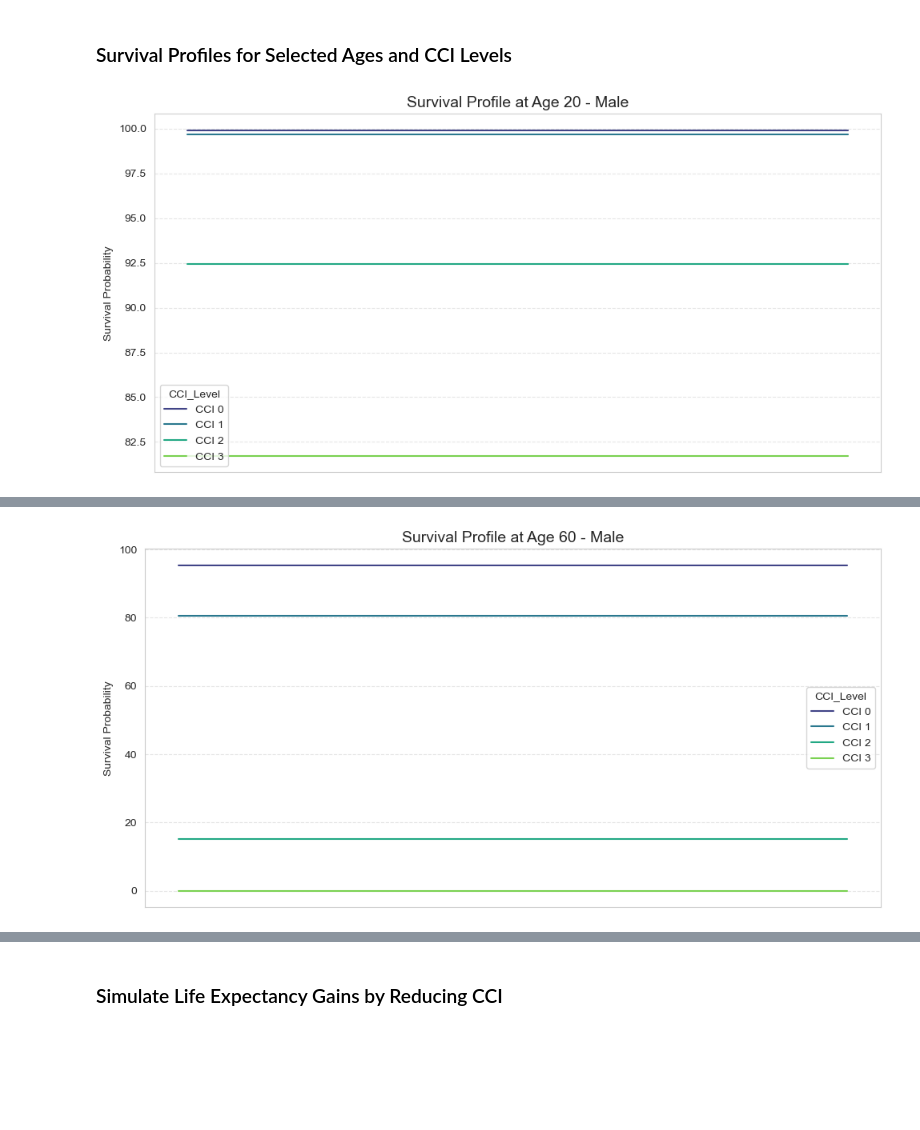
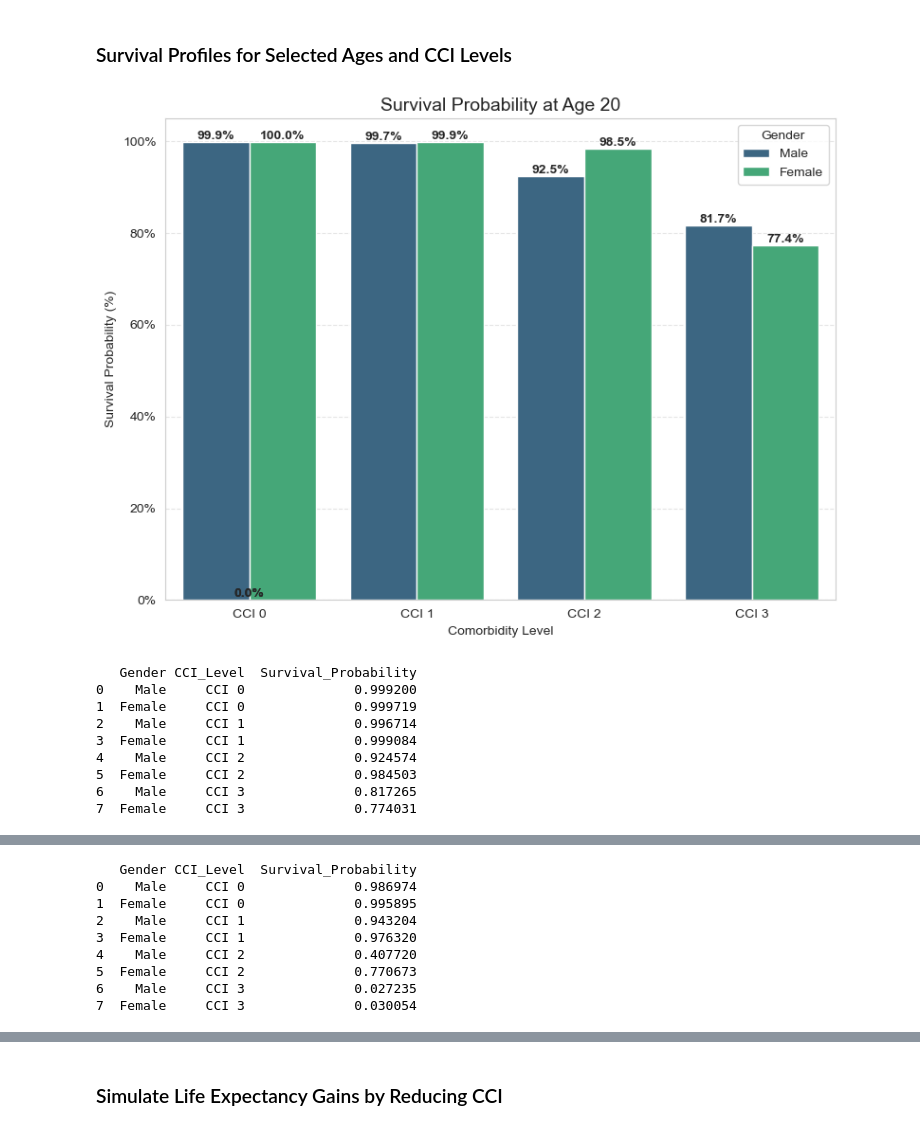
Before and after one commit to mrredcoding/mortality-study, a Jupyter notebook: data/mortality_analysis.ipynb, the cells around one changed output, grey strips where cells are left out. Cells and saved outputs as stored; diff of their text form; code cells hidden in the pictures; blank space fills up the shorter version.

Commit message:
Improve graphics layout

```diff
--- a/data/mortality_analysis.ipynb
+++ b/data/mortality_analysis.ipynb
@@ -88,30 +94,51 @@ plt.show()
 ### Survival Profiles for Selected Ages and CCI Levels
 # %%
 selected_ages = [20, 40, 60, 80]
-years_since_index = list(range(30))
 
 for age in selected_ages:
     df_age = MORTALITY_RATE[MORTALITY_RATE['Age'] == age]
-    for gender in df_age['Gender'].unique():
-        df_age_gender = df_age[df_age['Gender'] == gender]
-        survival_data = pd.DataFrame({
-            'Year': years_since_index,
-            'CCI 0': df_age_gender['SxFict_FCCI0'].values[0] / 1000,
-            'CCI 1': df_age_gender['SxFict_FCCI1'].values[0] / 1000,
-            'CCI 2': df_age_gender['SxFict_FCCI2'].values[0] / 1000,
-            'CCI 3': df_age_gender['SxFict_FCCI3'].values[0] / 1000,
-        })
 
-        survival_long = survival_data.melt(id_vars='Year', var_name='CCI_Level', value_name='Survival_Probability')
+    df_age_long = df_age[['Gender', 'SxFict_FCCI0', 'SxFict_FCCI1', 'SxFict_FCCI2', 'SxFict_FCCI3']].melt(
+        id_vars='Gender',
+        var_name='CCI_Level',
+        value_name='Survival_Probability'
+    )
 
-        plt.figure(figsize=(10, 5))
-        sns.lineplot(data=survival_long, x='Year', y='Survival_Probability', hue='CCI_Level', palette='viridis')
-        plt.title(f'Survival Profile at Age {age} - {gender}', fontsize=14)
-        plt.ylabel('Survival Probability')
-        plt.xlabel('')  # Remove label
-        plt.xticks([])  # Remove ticks
-        plt.grid(True, axis='y', linestyle='--', alpha=0.5)
-        plt.tight_layout()
-        plt.show()
+    df_age_long['Survival_Probability'] = df_age_long['Survival_Probability'] / 100000
+
+    df_age_long['CCI_Level'] = df_age_long['CCI_Level'].replace({
+        'SxFict_FCCI0': 'CCI 0',
+        'SxFict_FCCI1': 'CCI 1',
+        'SxFict_FCCI2': 'CCI 2',
+        'SxFict_FCCI3': 'CCI 3',
+    })
+
+    plt.figure(figsize=(8, 6))
+    ax = sns.barplot(data=df_age_long, x='CCI_Level', y='Survival_Probability', hue='Gender', palette='viridis')
+
+    plt.title(f'Survival Probability at Age {age}', fontsize=14)
+    plt.xlabel('Comorbidity Level')
+    plt.ylabel('Survival Probability (%)')
+    plt.grid(True, axis='y', linestyle='--', alpha=0.5)
+
+    for p in ax.patches:
+        height = p.get_height()
+        ax.annotate(f'{height:.1%}',
+                    (p.get_x() + p.get_width() / 2, height),
+                    ha='center', va='bottom', fontsize=10, fontweight='bold')
+
+    plt.tight_layout()
+
+    plt.savefig(f'{PACKAGE_NAME}/survival_probability_for_age_{age}.png', dpi=300, bbox_inches='tight')
+    plt.show()
 # %% [output]
-[figure, old version]
+[figure, new version]
+   Gender CCI_Level  Survival_Probability
+0    Male     CCI 0              0.999200
+1  Female     CCI 0              0.999719
+2    Male     CCI 1              0.996714
+3  Female     CCI 1              0.999084
+4    Male     CCI 2              0.924574
+5  Female     CCI 2              0.984503
+6    Male     CCI 3              0.817265
+7  Female     CCI 3              0.774031
@@ -118,0 +146,9 @@ for age in selected_ages:
+   Gender CCI_Level  Survival_Probability
+0    Male     CCI 0              0.986974
+1  Female     CCI 0              0.995895
+2    Male     CCI 1              0.943204
+3  Female     CCI 1              0.976320
+4    Male     CCI 2              0.407720
+5  Female     CCI 2              0.770673
+6    Male     CCI 3              0.027235
+7  Female     CCI 3              0.030054
@@ -121 +165,0 @@ for age in selected_ages:
-[figure, removed]
```
Also changed, not shown: parts of 4 cells of this notebook.
